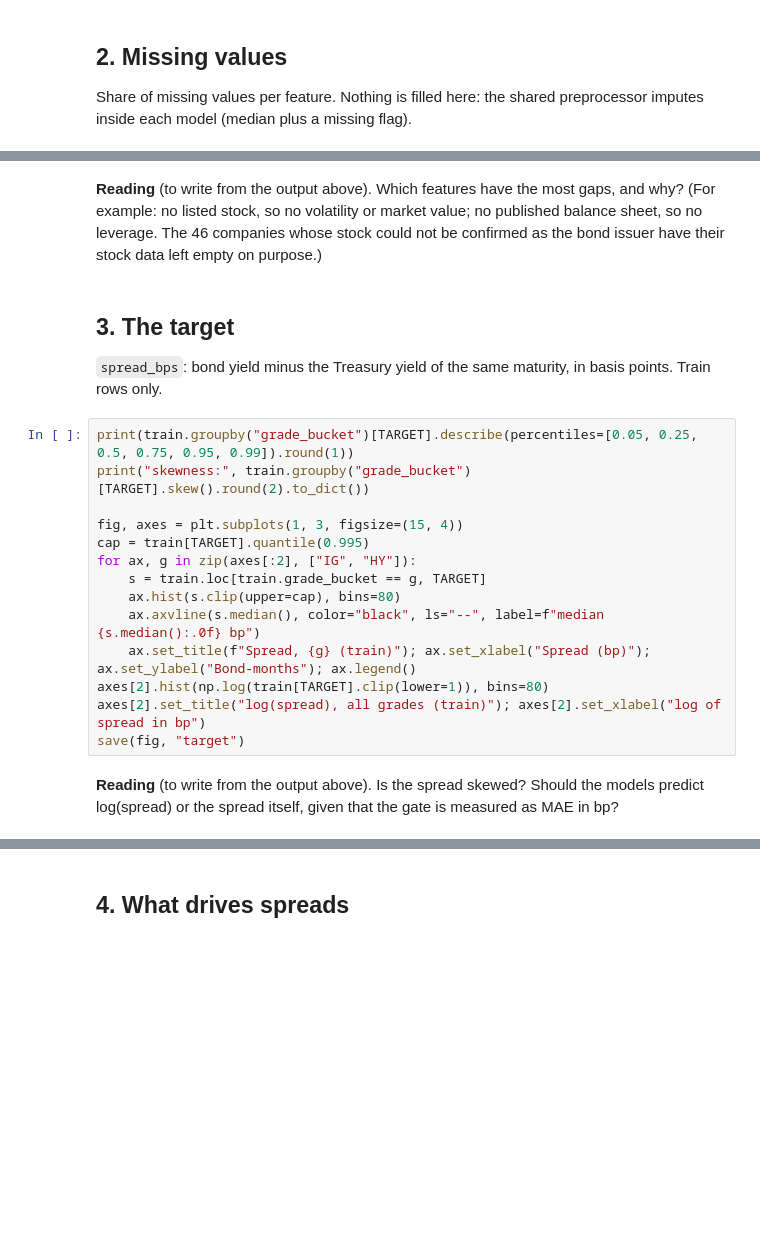
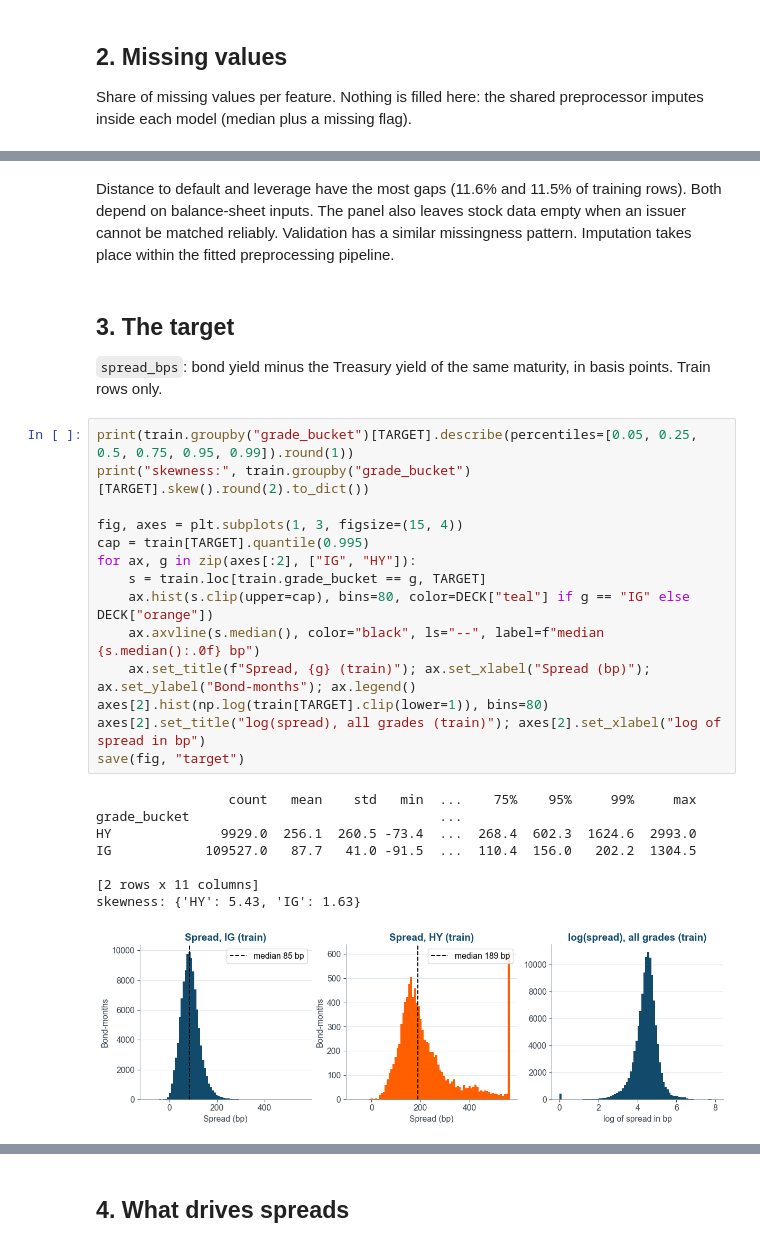
Before and after one commit to IE-MBDS-Group-2/2.7-ML, a Jupyter notebook: notebooks/01_eda.ipynb, the cells around one changed output, grey strips where cells are left out. Cells and saved outputs as stored; diff of their text form; blank space fills up the shorter version.

Commit message:
Document bond spread patterns and verify pricing baselines

```diff
--- a/notebooks/01_eda.ipynb
+++ b/notebooks/01_eda.ipynb
@@ -83,5 +123,5 @@ missing.round(3)
-# %% [markdown]
-**Reading** (to write from the output above). Which features have the most gaps, and why? (For example: no listed stock, so no volatility or market value; no published balance sheet, so no leverage. The 46 companies whose stock could not be confirmed as the bond issuer have their stock data left empty on purpose.)
+# %% [markdown]
+Distance to default and leverage have the most gaps (11.6% and 11.5% of training rows). Both depend on balance-sheet inputs. The panel also leaves stock data empty when an issuer cannot be matched reliably. Validation has a similar missingness pattern. Imputation takes place within the fitted preprocessing pipeline.
 # %% [markdown]
 ## 3. The target
 
@@ -89,16 +129,23 @@ missing.round(3)
 # %%
 print(train.groupby("grade_bucket")[TARGET].describe(percentiles=[0.05, 0.25, 0.5, 0.75, 0.95, 0.99]).round(1))
 print("skewness:", train.groupby("grade_bucket")[TARGET].skew().round(2).to_dict())
 
 fig, axes = plt.subplots(1, 3, figsize=(15, 4))
 cap = train[TARGET].quantile(0.995)
 for ax, g in zip(axes[:2], ["IG", "HY"]):
     s = train.loc[train.grade_bucket == g, TARGET]
-    ax.hist(s.clip(upper=cap), bins=80)
+    ax.hist(s.clip(upper=cap), bins=80, color=DECK["teal"] if g == "IG" else DECK["orange"])
     ax.axvline(s.median(), color="black", ls="--", label=f"median {s.median():.0f} bp")
     ax.set_title(f"Spread, {g} (train)"); ax.set_xlabel("Spread (bp)"); ax.set_ylabel("Bond-months"); ax.legend()
 axes[2].hist(np.log(train[TARGET].clip(lower=1)), bins=80)
 axes[2].set_title("log(spread), all grades (train)"); axes[2].set_xlabel("log of spread in bp")
 save(fig, "target")
+# %% [output]
+                 count   mean    std   min  ...    75%    95%     99%     max
+grade_bucket                                ...
+HY              9929.0  256.1  260.5 -73.4  ...  268.4  602.3  1624.6  2993.0
+IG            109527.0   87.7   41.0 -91.5  ...  110.4  156.0   202.2  1304.5
+
+[2 rows x 11 columns]
+skewness: {'HY': 5.43, 'IG': 1.63}
+[figure, added]
-# %% [markdown]
-**Reading** (to write from the output above). Is the spread skewed? Should the models predict log(spread) or the spread itself, given that the gate is measured as MAE in bp?
```
Also changed, not shown: parts of 25 cells of this notebook, 1 other file.
